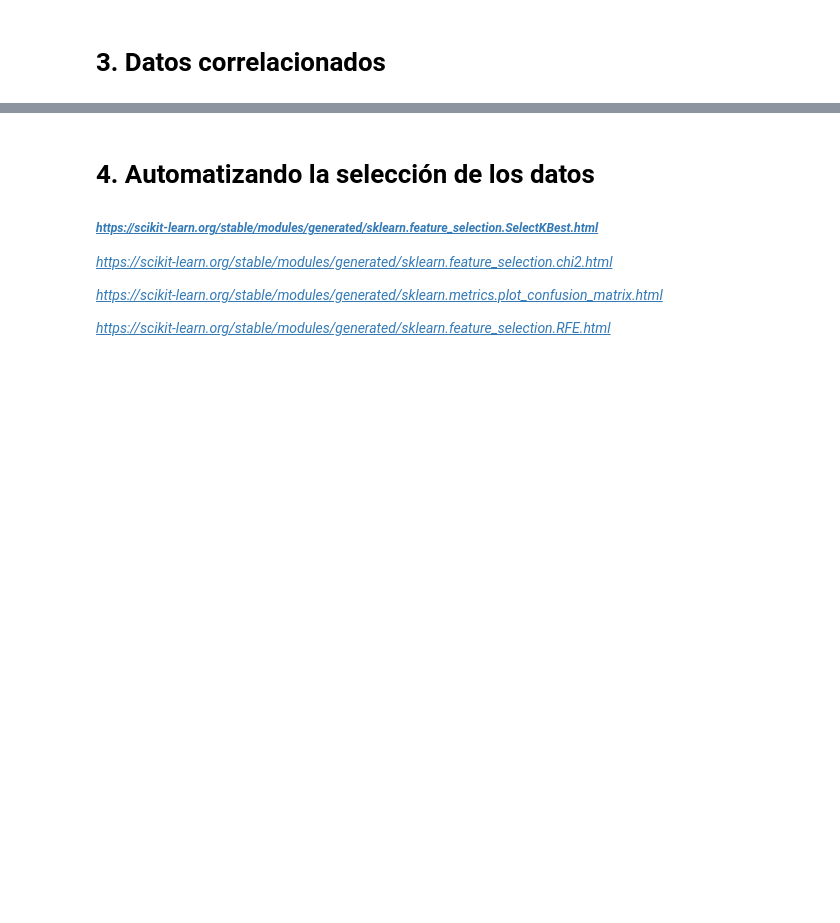
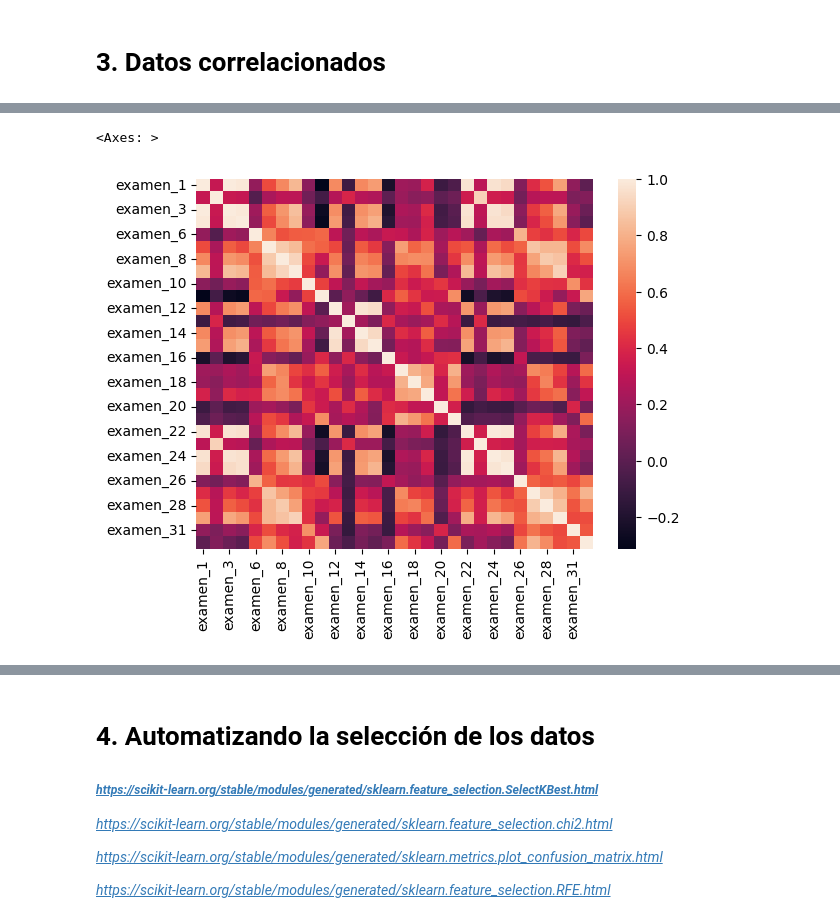
Before and after one commit to Ivan96LV/Machine_Learning, a Jupyter notebook: dimensionality_reduction.ipynb, the cells around one changed output, grey strips where cells are left out. Cells and saved outputs as stored; diff of their text form; code cells hidden in the pictures; blank space fills up the shorter version.

```diff
--- a/dimensionality_reduction.ipynb
+++ b/dimensionality_reduction.ipynb
@@ -153,0 +188,5 @@ La exactitud es:98.25%
+# %%
+sns.heatmap(x2.corr())
+# %% [output]
+<Axes: >
+[figure, added]
```
Also changed, not shown: parts of 16 cells of this notebook.
